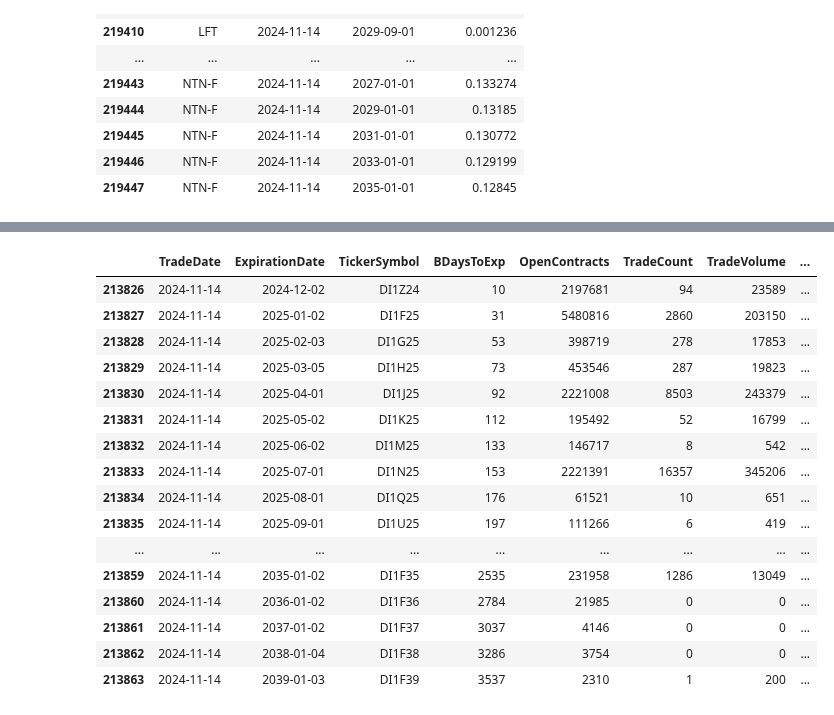
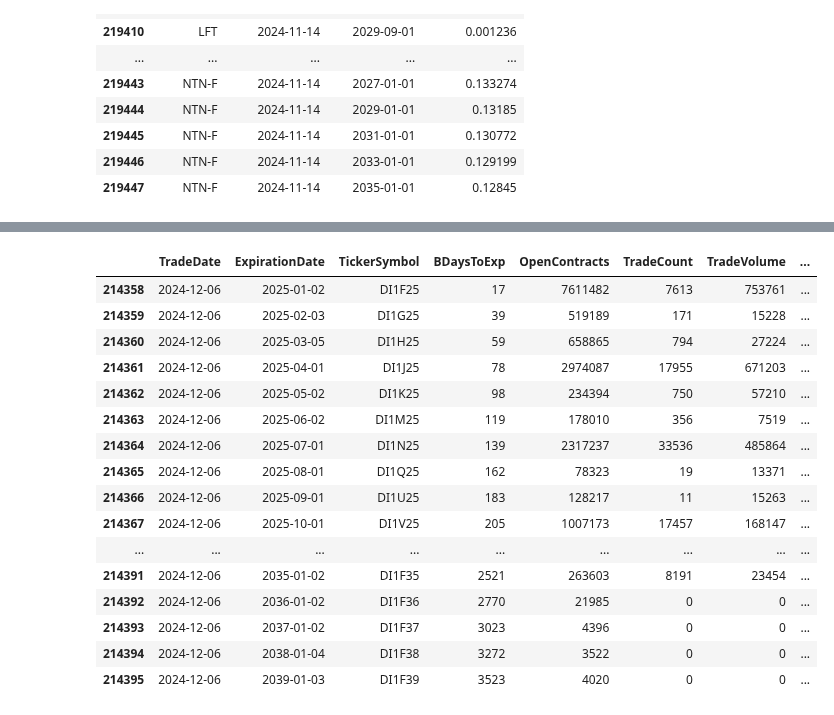
Before and after one commit to crdcj/pyield-data, a Jupyter notebook: notebooks/check_files.ipynb, the cells around one changed output, grey strips where cells are left out. Cells and saved outputs as stored; diff of their text form; code cells hidden in the pictures.

```diff
--- a/notebooks/check_files.ipynb
+++ b/notebooks/check_files.ipynb
@@ -75,20 +75,20 @@ df
 # %%
-df.query("TradeDate == @rdate")
+df.query("TradeDate == TradeDate.max()")
 # %% [output]
 |  | TradeDate | ExpirationDate | TickerSymbol | BDaysToExp | OpenContracts | TradeCount | TradeVolume | ... |
-| 213826 | 2024-11-14 | 2024-12-02 | DI1Z24 | 10 | 2197681 | 94 | 23589 | ... |
-| 213827 | 2024-11-14 | 2025-01-02 | DI1F25 | 31 | 5480816 | 2860 | 203150 | ... |
-| 213828 | 2024-11-14 | 2025-02-03 | DI1G25 | 53 | 398719 | 278 | 17853 | ... |
-| 213829 | 2024-11-14 | 2025-03-05 | DI1H25 | 73 | 453546 | 287 | 19823 | ... |
-| 213830 | 2024-11-14 | 2025-04-01 | DI1J25 | 92 | 2221008 | 8503 | 243379 | ... |
-| 213831 | 2024-11-14 | 2025-05-02 | DI1K25 | 112 | 195492 | 52 | 16799 | ... |
-| 213832 | 2024-11-14 | 2025-06-02 | DI1M25 | 133 | 146717 | 8 | 542 | ... |
-| 213833 | 2024-11-14 | 2025-07-01 | DI1N25 | 153 | 2221391 | 16357 | 345206 | ... |
-| 213834 | 2024-11-14 | 2025-08-01 | DI1Q25 | 176 | 61521 | 10 | 651 | ... |
-| 213835 | 2024-11-14 | 2025-09-01 | DI1U25 | 197 | 111266 | 6 | 419 | ... |
+| 214358 | 2024-12-06 | 2025-01-02 | DI1F25 | 17 | 7611482 | 7613 | 753761 | ... |
+| 214359 | 2024-12-06 | 2025-02-03 | DI1G25 | 39 | 519189 | 171 | 15228 | ... |
+| 214360 | 2024-12-06 | 2025-03-05 | DI1H25 | 59 | 658865 | 794 | 27224 | ... |
+| 214361 | 2024-12-06 | 2025-04-01 | DI1J25 | 78 | 2974087 | 17955 | 671203 | ... |
+| 214362 | 2024-12-06 | 2025-05-02 | DI1K25 | 98 | 234394 | 750 | 57210 | ... |
+| 214363 | 2024-12-06 | 2025-06-02 | DI1M25 | 119 | 178010 | 356 | 7519 | ... |
+| 214364 | 2024-12-06 | 2025-07-01 | DI1N25 | 139 | 2317237 | 33536 | 485864 | ... |
+| 214365 | 2024-12-06 | 2025-08-01 | DI1Q25 | 162 | 78323 | 19 | 13371 | ... |
+| 214366 | 2024-12-06 | 2025-09-01 | DI1U25 | 183 | 128217 | 11 | 15263 | ... |
+| 214367 | 2024-12-06 | 2025-10-01 | DI1V25 | 205 | 1007173 | 17457 | 168147 | ... |
 | ... | ... | ... | ... | ... | ... | ... | ... | ... |
-| 213859 | 2024-11-14 | 2035-01-02 | DI1F35 | 2535 | 231958 | 1286 | 13049 | ... |
-| 213860 | 2024-11-14 | 2036-01-02 | DI1F36 | 2784 | 21985 | 0 | 0 | ... |
-| 213861 | 2024-11-14 | 2037-01-02 | DI1F37 | 3037 | 4146 | 0 | 0 | ... |
-| 213862 | 2024-11-14 | 2038-01-04 | DI1F38 | 3286 | 3754 | 0 | 0 | ... |
-| 213863 | 2024-11-14 | 2039-01-03 | DI1F39 | 3537 | 2310 | 1 | 200 | ... |
+| 214391 | 2024-12-06 | 2035-01-02 | DI1F35 | 2521 | 263603 | 8191 | 23454 | ... |
+| 214392 | 2024-12-06 | 2036-01-02 | DI1F36 | 2770 | 21985 | 0 | 0 | ... |
+| 214393 | 2024-12-06 | 2037-01-02 | DI1F37 | 3023 | 4396 | 0 | 0 | ... |
+| 214394 | 2024-12-06 | 2038-01-04 | DI1F38 | 3272 | 3522 | 0 | 0 | ... |
+| 214395 | 2024-12-06 | 2039-01-03 | DI1F39 | 3523 | 4020 | 0 | 0 | ... |
```
Also changed, not shown: parts of 3 cells of this notebook, 1 other file.
